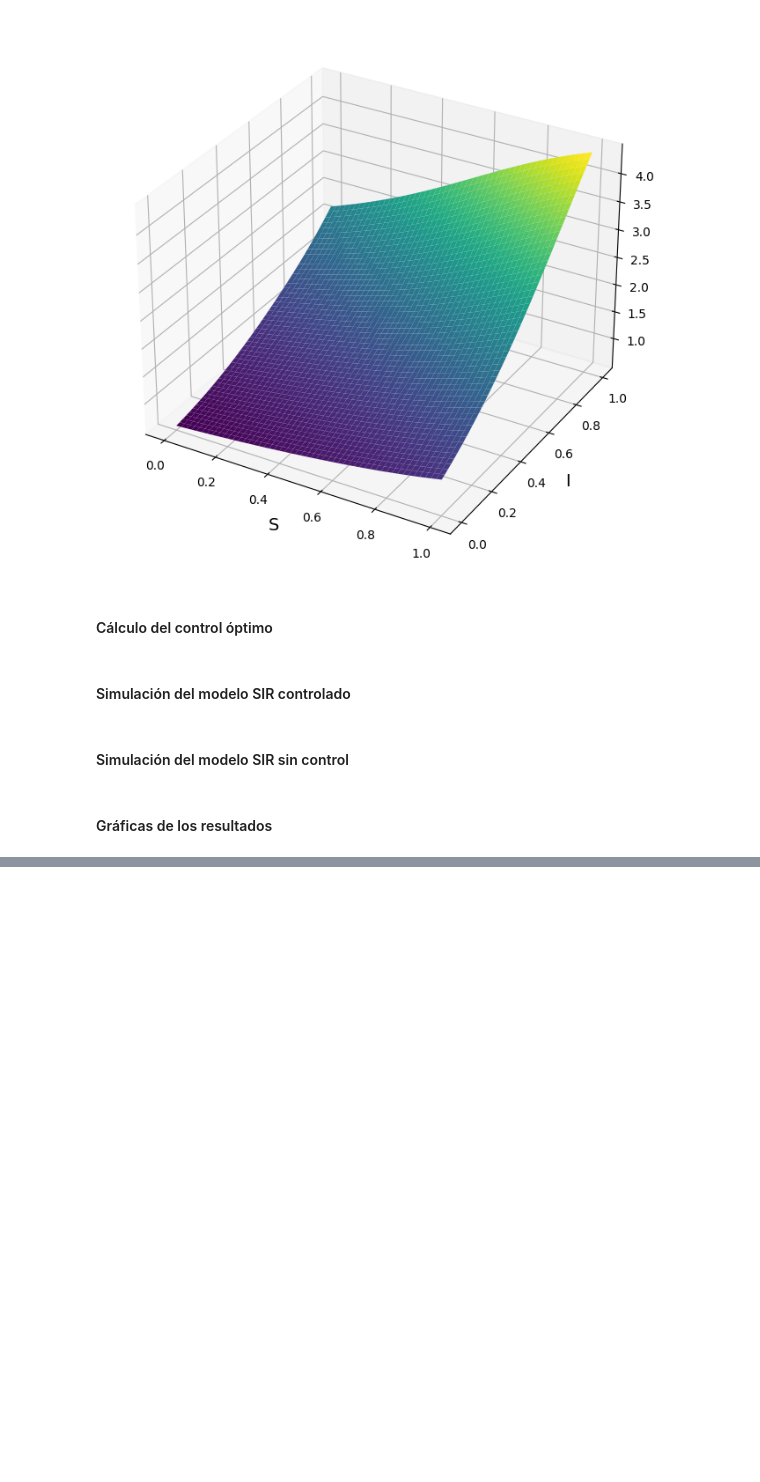
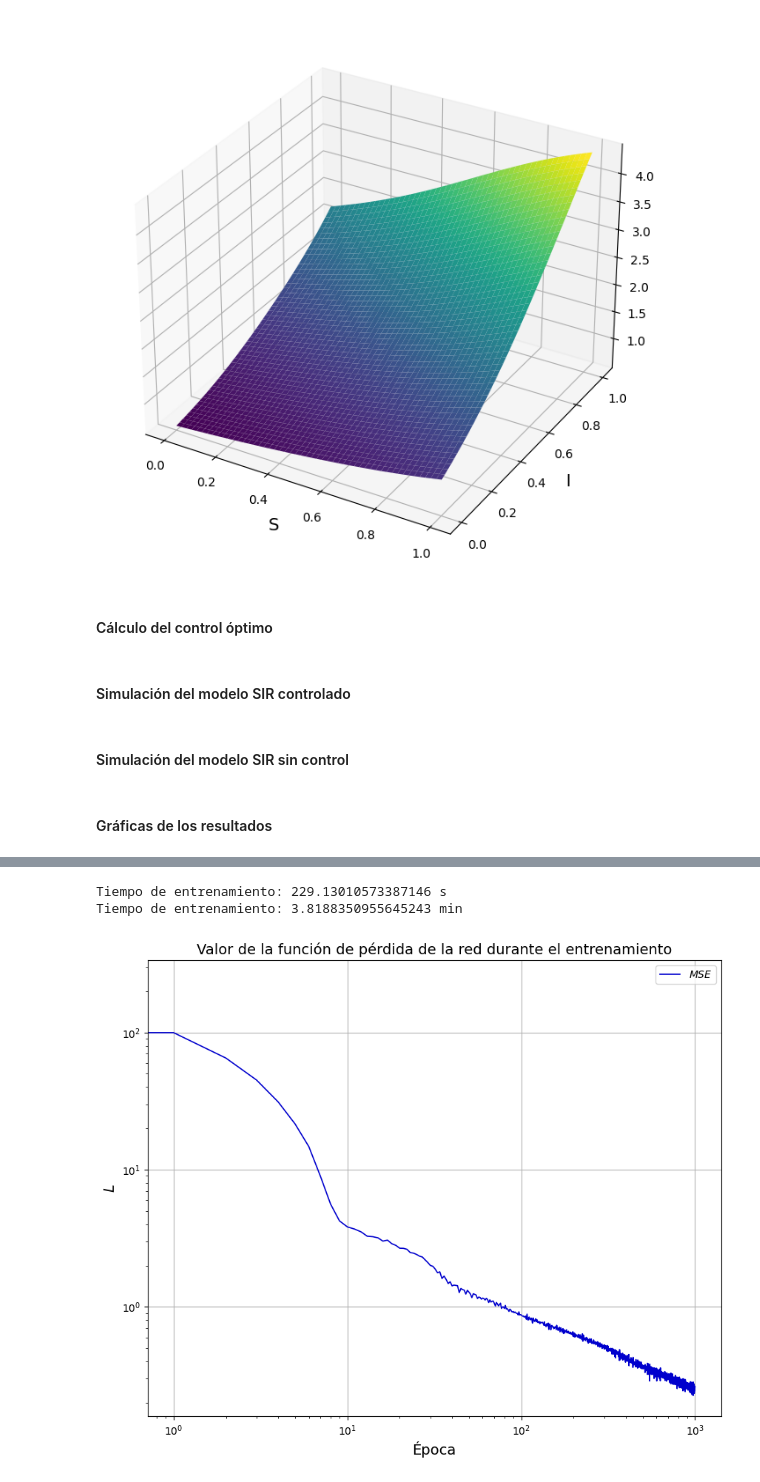
Before and after one commit to FranzValerio/Stochastic-epidemic-control, a Jupyter notebook: Notebooks/Control para modelo SIR determinista.ipynb, the cells around one changed output, grey strips where cells are left out. Drawn from its saved outputs; the diff is of its cells as text; code cells hidden in the pictures; blank space fills up the shorter version.

```diff
--- a/Notebooks/Control para modelo SIR determinista.ipynb
+++ b/Notebooks/Control para modelo SIR determinista.ipynb
@@ -477,0 +480,49 @@ plt.show()
+# %%
+epochs = 1000
+
+a = 0.3
+
+b = 0.5
+
+beta = 3.75
+
+gamma = 1.9
+
+points = 2500
+
+N_pob = 3000
+
+modelo_2 = HJB_SIR()
+
+modelo_2.add(Dense(20, activation = 'tanh', input_shape = (3,)))
+modelo_2.add(Dense(15, activation = 'tanh'))
+modelo_2.add(Dense(10, activation = 'tanh'))
+modelo_2.add(Dense(5, activation = 'tanh'))
+modelo_2.add(Dense(1, activation = 'exponential'))
+modelo_2.compile(optimizer = RMSprop(learning_rate = 0.001), metrics = ['Loss'])
+X = np.random.randint(0, 1e6, size = (points, 3))
+
+Y = np.zeros((points, 1))
+start_time = time.time()
+
+history_2 = modelo_1.fit(X, Y, epochs = epochs, batch_size = 100, verbose = 0)
+
+end_time = time.time()
+training_time = end_time - start_time
+
+print(f'Tiempo de entrenamiento: {training_time} s')
+print(f'Tiempo de entrenamiento: {training_time/60} min')
+# %% [output]
+Tiempo de entrenamiento: 229.13010573387146 s
+Tiempo de entrenamiento: 3.8188350955645243 min
+# %%
+fig, ax = plt.subplots(1, 1, figsize = (10, 8), dpi = 100)
+ax.loglog(history_1.history['Función de pérdida'], lw = 1.2, color = 'mediumblue', label = r'$MSE$')
+ax.set_title('Valor de la función de pérdida de la red durante el entrenamiento', fontsize = 14)
+ax.set_xlabel('Época', fontsize = 14)
+ax.set_ylabel(r'$L$', fontsize = 14)
+ax.legend()
+ax.grid()
+plt.show()
+# %% [output]
+[figure, added]
```
Also changed, not shown: parts of 5 cells of this notebook.
